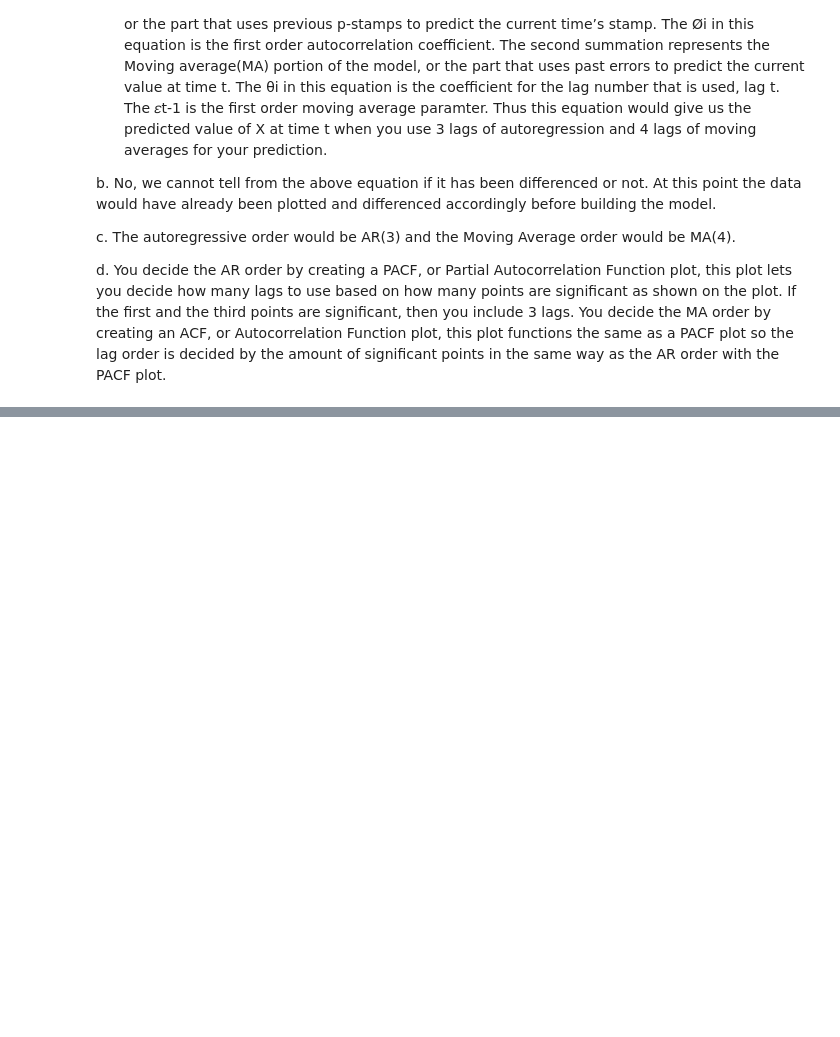
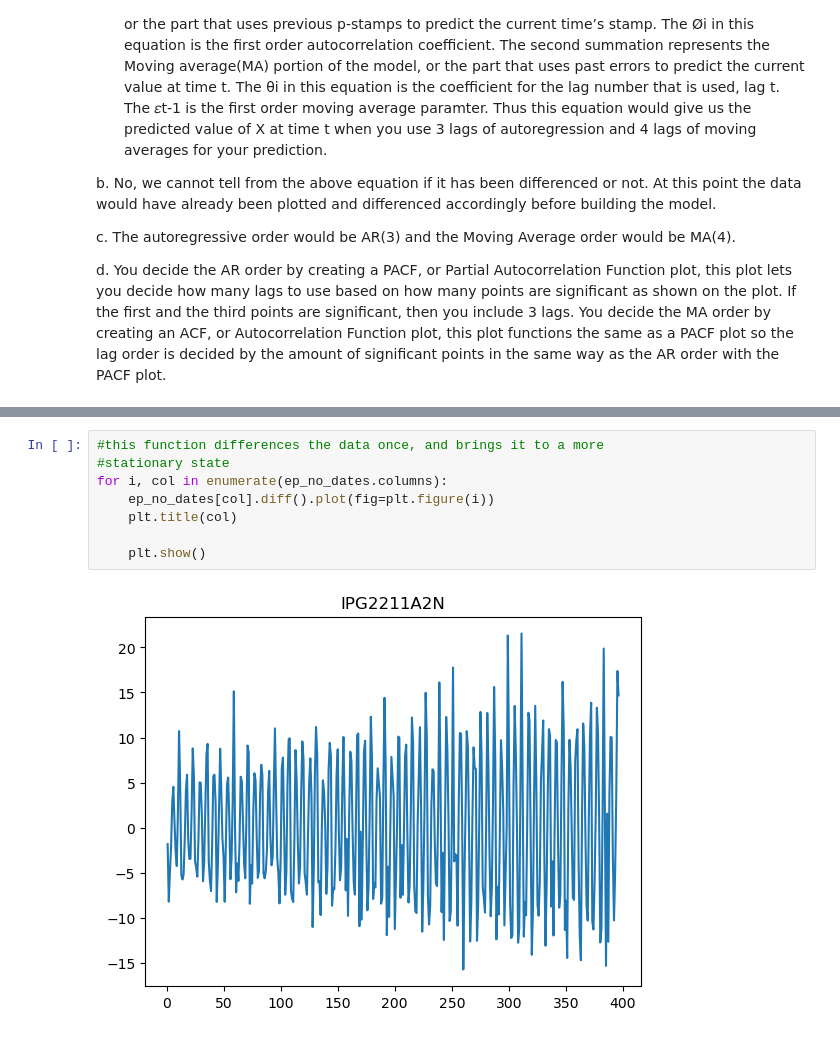
Before and after one commit to ccgurek/DATA-300-Statistical-Machine-Learning-Fall-2023-, a Jupyter notebook: Data 300 Homework 2 Gurek.ipynb, the cells around one changed output, grey strips where cells are left out. Cells and saved outputs as stored; diff of their text form; blank space fills up the shorter version.

```diff
--- a/Data 300 Homework 2 Gurek.ipynb
+++ b/Data 300 Homework 2 Gurek.ipynb
@@ -38,0 +199,10 @@ electric_production
+# %%
+#this function differences the data once, and brings it to a more
+#stationary state
+for i, col in enumerate(ep_no_dates.columns):
+    ep_no_dates[col].diff().plot(fig=plt.figure(i))
+    plt.title(col)
+
+    plt.show()
+# %% [output]
+[figure, added]
```
Also changed, not shown: parts of 28 cells of this notebook.
